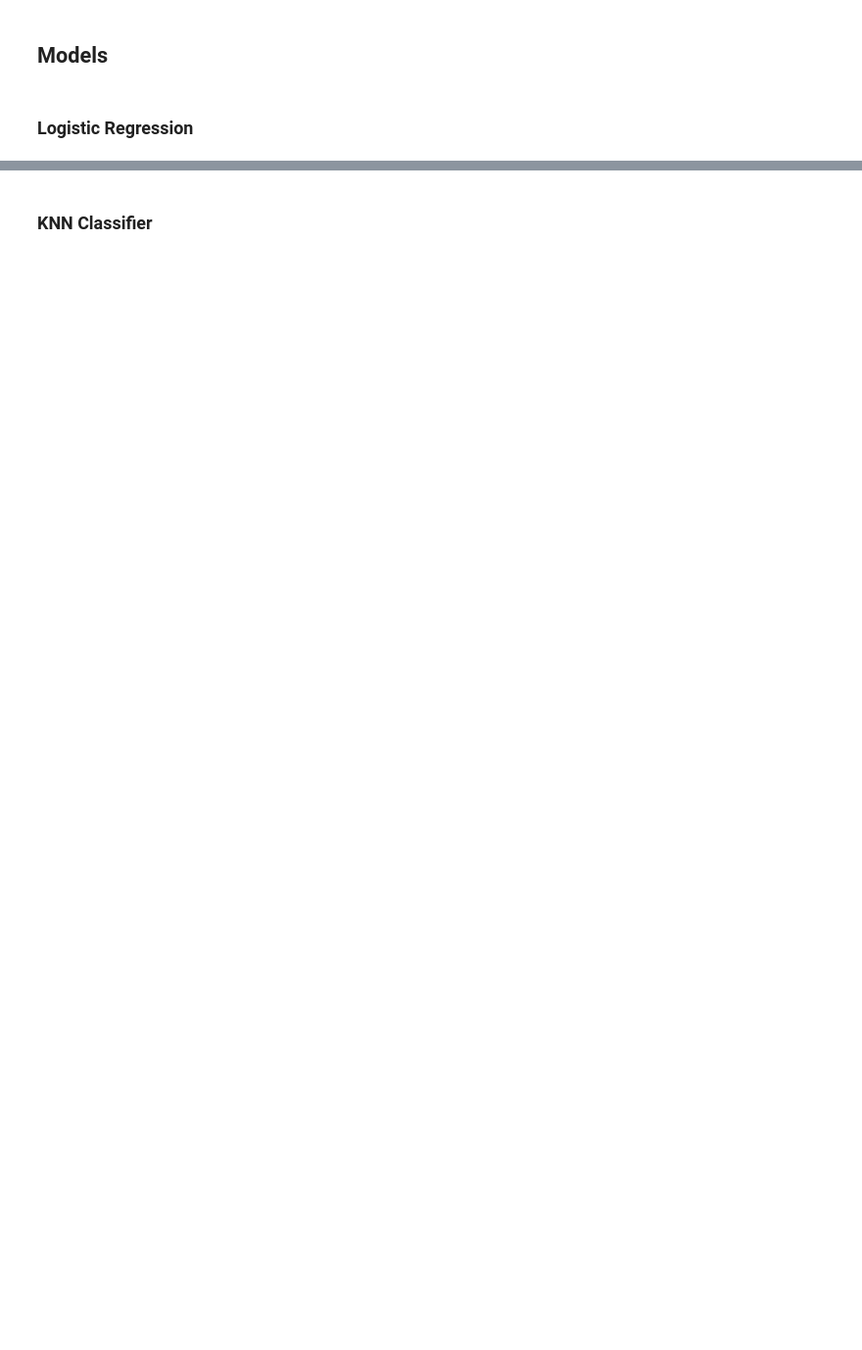
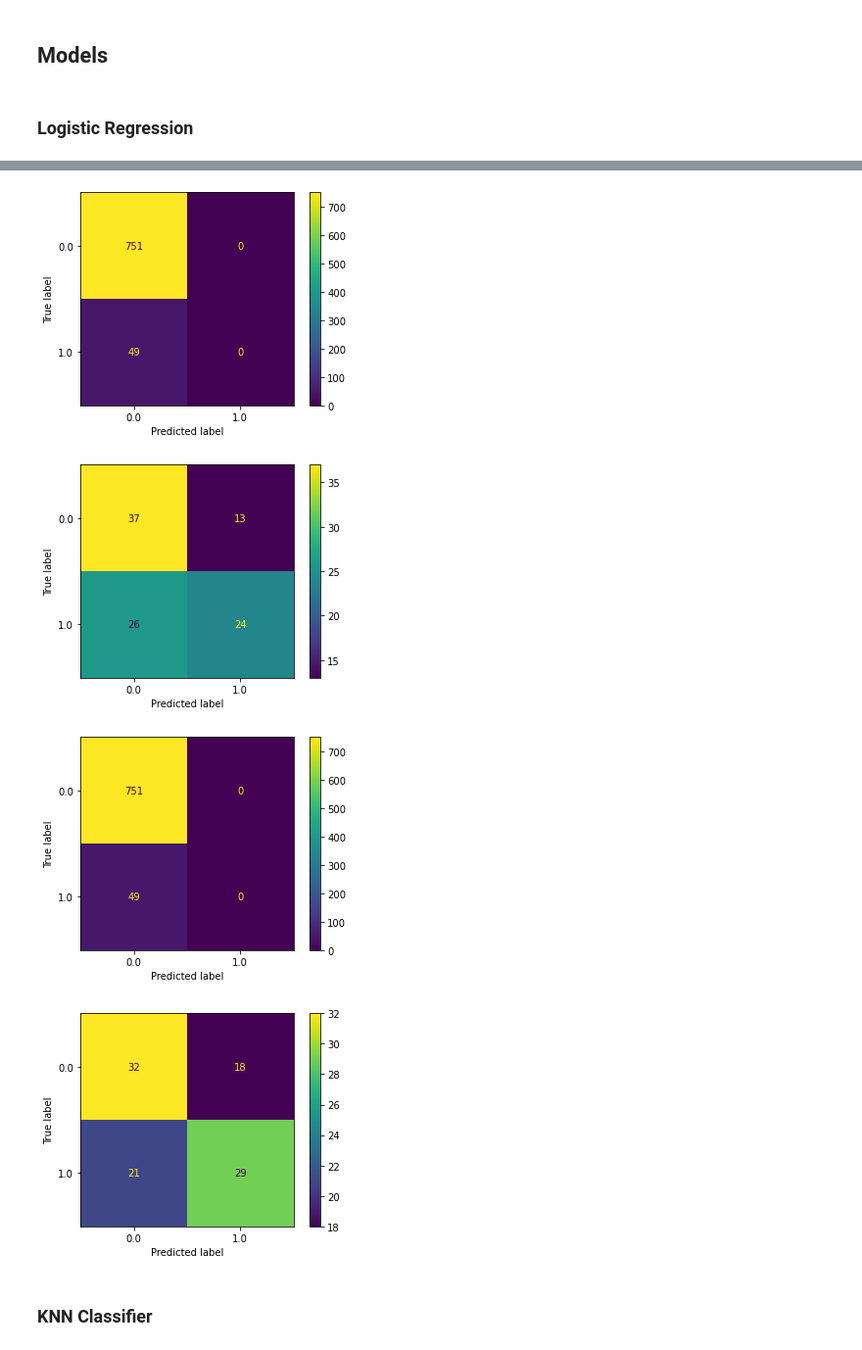
Before and after one commit to kkadzielna/project_14, a Jupyter notebook: compare.ipynb, the cells around one changed output, grey strips where cells are left out. Shown: that part at 98% size. Cells and saved outputs as stored; diff of their text form; code cells hidden in the pictures; blank space fills up the shorter version.

```diff
--- a/compare.ipynb
+++ b/compare.ipynb
@@ -383,0 +427,7 @@ print(y_train_hasdep_b.shape); print(y_test_hasdep_b.shape)
+# %%
+from sklearn.metrics import plot_confusion_matrix
+
+#plot_confusion_matrix(model, X_test, y_test)
+def plot_cf(model, X_train, y_train, X_test, y_test):
+    model.fit(X_train, y_train)
+    plot_confusion_matrix(model, X_test, y_test)
@@ -450,2 +500,12 @@ accuracy: 0.62
+# %%
+plot_cf(clf, X_train_comb_imb, y_train_comb_imb, X_test_comb_imb, y_test_comb_imb)
+plot_cf(clf, X_train_comb_b, y_train_comb_b, X_test_comb_b, y_test_comb_b)
+plot_cf(clf, X_train_hasdep_imb, y_train_hasdep_imb, X_test_hasdep_imb, y_test_hasdep_imb)
+plot_cf(clf, X_train_hasdep_b, y_train_hasdep_b, X_test_hasdep_b, y_test_hasdep_b)
+# %% [output]
+[figure, added]
+[figure, added]
+[figure, added]
+[figure, added]
 # %% [markdown]
 ### KNN Classifier
```
Also changed, not shown: parts of 27 cells of this notebook.
